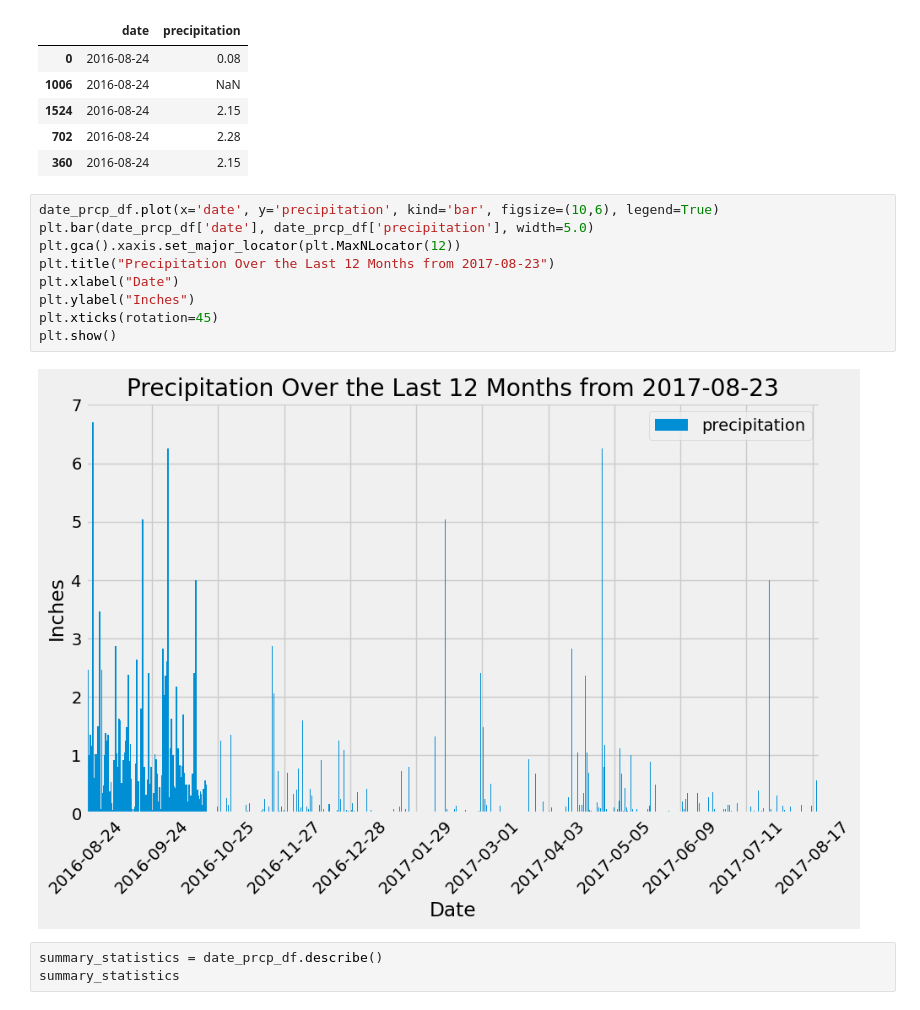
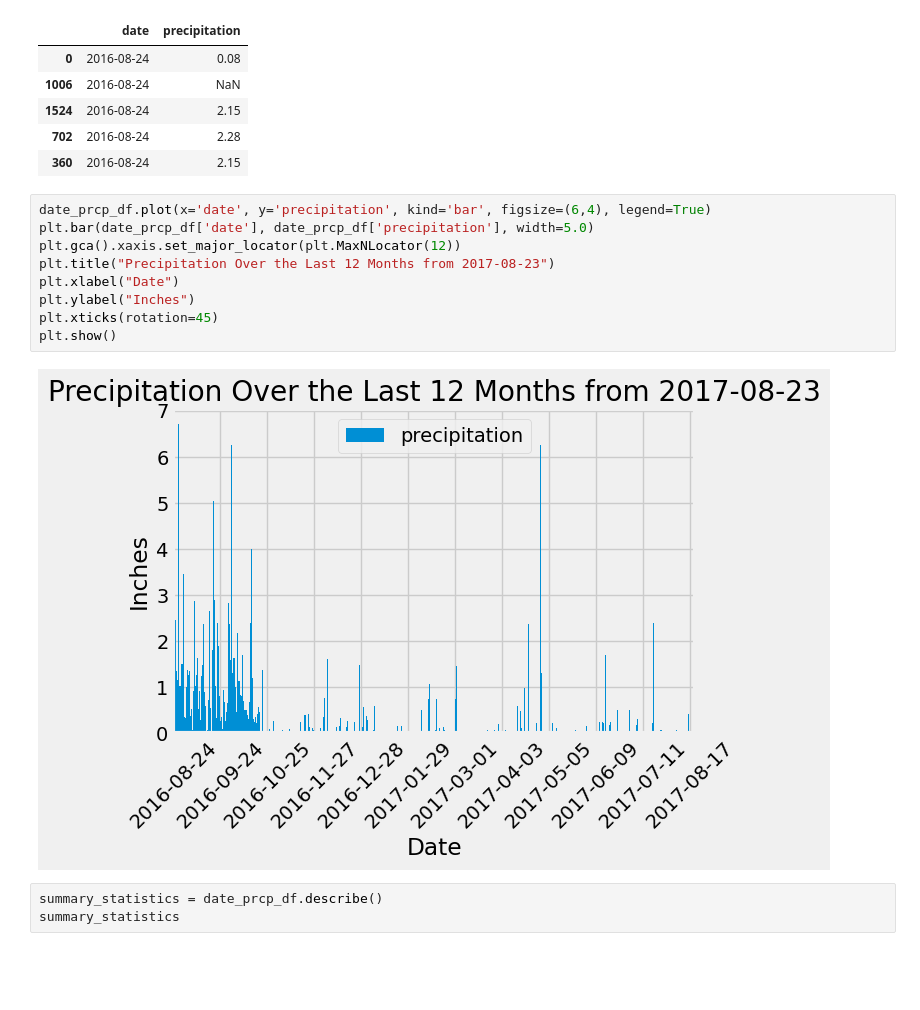
Before and after one commit to elizabethlconn/sqlalchemy-challenge, a Jupyter notebook: SurfsUp_submission.ipynb, the cells around one changed output. Cells and saved outputs as stored; diff of their text form; blank space fills up the shorter version.

```diff
--- a/SurfsUp_submission.ipynb
+++ b/SurfsUp_submission.ipynb
@@ -76,16 +76,16 @@ date_prcp_df.head()
 | 702 | 2016-08-24 | 2.28 |
 | 360 | 2016-08-24 | 2.15 |
 # %%
-date_prcp_df.plot(x='date', y='precipitation', kind='bar', figsize=(10,6), legend=True)
+date_prcp_df.plot(x='date', y='precipitation', kind='bar', figsize=(6,4), legend=True)
 plt.bar(date_prcp_df['date'], date_prcp_df['precipitation'], width=5.0)
 plt.gca().xaxis.set_major_locator(plt.MaxNLocator(12))
 plt.title("Precipitation Over the Last 12 Months from 2017-08-23")
 plt.xlabel("Date")
 plt.ylabel("Inches")
 plt.xticks(rotation=45)
 plt.show()
 # %% [output]
-[figure, old version]
+[figure, new version]
 # %%
 summary_statistics = date_prcp_df.describe()
 summary_statistics
```
Also changed, not shown: parts of 2 cells of this notebook, 2 other files.
